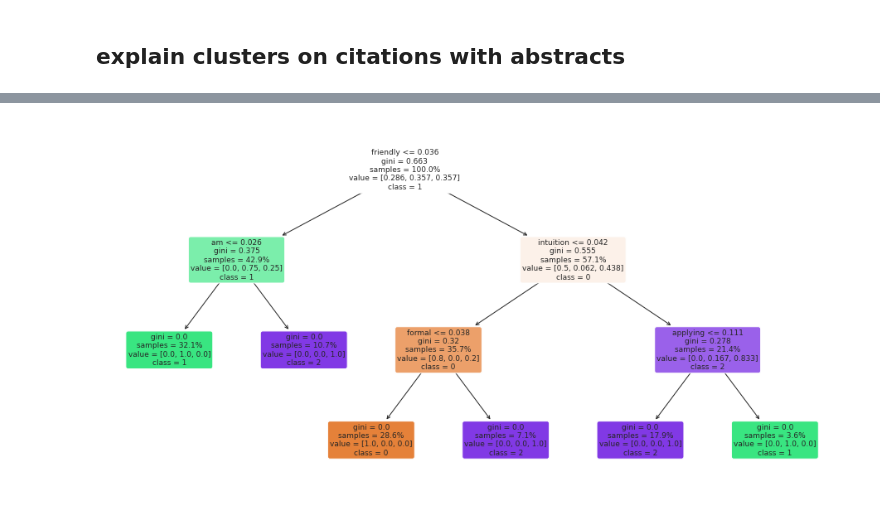
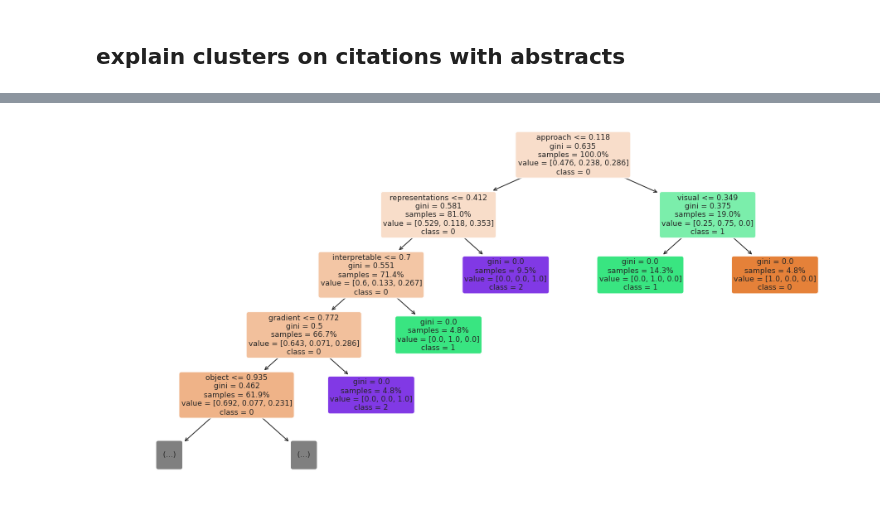
Before and after one commit to mozo64/xai-survey, a Jupyter notebook: src/clustering.ipynb, the cells around one changed output, grey strips where cells are left out. Cells and saved outputs as stored; diff of their text form; code cells hidden in the pictures.

Commit message:
Fit decision tree: vectoriser improvements

```diff
--- a/src/clustering.ipynb
+++ b/src/clustering.ipynb
@@ -575,3 +568,10 @@ df_edges_for_xai
 | 33 | 50 | 2 | Interpretability Beyond Feature A... | The interpretation of deep learni... | Interpretability Beyond Feature A... |
 | 34 | 51 | 0 | Visualizing Deep Neural Network D... | This article presents the predict... | Visualizing Deep Neural Network D... |
 | 35 | 52 | 2 | Real Time Image Saliency for Blac... | In this work we develop a fast sa... | Real Time Image Saliency for Blac... |
+# %%
+import nltk
+from nltk.tokenize import word_tokenize
+nltk.download('punkt')
+
+all_stopwords = spacy_nlp.Defaults.stop_words
+all_stopwords.update('et', 'al', 'approach') ## TODO get better list from bigger corpus of abstracts
@@ -581,14 +585,13 @@ df_edges_for_xai
 # decision tree classfier
 # potem odwrocic TF-IDF
 # %%
+## TODO - use CV
 train, test, train_labels, test_labels = train_test_split(
-  df_edges_for_xai['Abstract'], df_edges_for_xai['cluster_kmeans'], test_size=.2) # , random_state=202205
-# train, val, train_labels, val_labels = train_test_split(train, train_labels, test_size=.1, random_state=202205)
+  df_edges_for_xai['Abstract'], df_edges_for_xai['cluster_kmeans'], test_size=.4) # , random_state=202205
 train_labels = np.array(train_labels)
 test_labels = np.array(test_labels)
-# val_labels = np.array(val_labels)
 
-vectorizer = TfidfVectorizer() # CountVectorizer() #
+vectorizer = TfidfVectorizer(max_features=20, stop_words=all_stopwords, min_df=2, max_df=.2, ngram_range=(1,2)) # CountVectorizer(max_features=100, stop_words=all_stopwords) #
 vectorizer.fit(train)
 
 clf = DecisionTreeClassifier() # xgb.XGBClassifier(use_label_encoder=True) # LogisticRegression(solver='liblinear') #
@@ -596,10 +599,8 @@ clf.fit(vectorizer.transform(train), train_labels)
 predict_fn = lambda x: clf.predict(vectorizer.transform(x))
 
 preds_train = predict_fn(train)
-# preds_val = predict_fn(val)
 preds_test = predict_fn(test)
 print('Train accuracy', accuracy_score(train_labels, preds_train))
-# print('Validation accuracy', accuracy_score(val_labels, preds_val))
 print('Test accuracy', accuracy_score(test_labels, preds_test))
 # %% [output]
 Train accuracy 1.0
@@ -646,8 +624,6 @@ df_edges_for_xai_vectors
 # %%
-from sklearn import tree
-
 # visualization
 fig = plt.figure(figsize=(16, 8))
-vis = tree.plot_tree(clf, feature_names = vectorizer.get_feature_names(), class_names = ["0", "1", "2"], max_depth=3, fontsize=9, proportion=True, filled=True, rounded=True)
+vis = tree.plot_tree(clf, feature_names = vectorizer.get_feature_names(), class_names = ["0", "1", "2"], max_depth=4, fontsize=9, proportion=True, filled=True, rounded=True)
 # %% [output]
-[figure, old version]
+[figure, new version]
```
Also changed, not shown: parts of 23 cells of this notebook.
